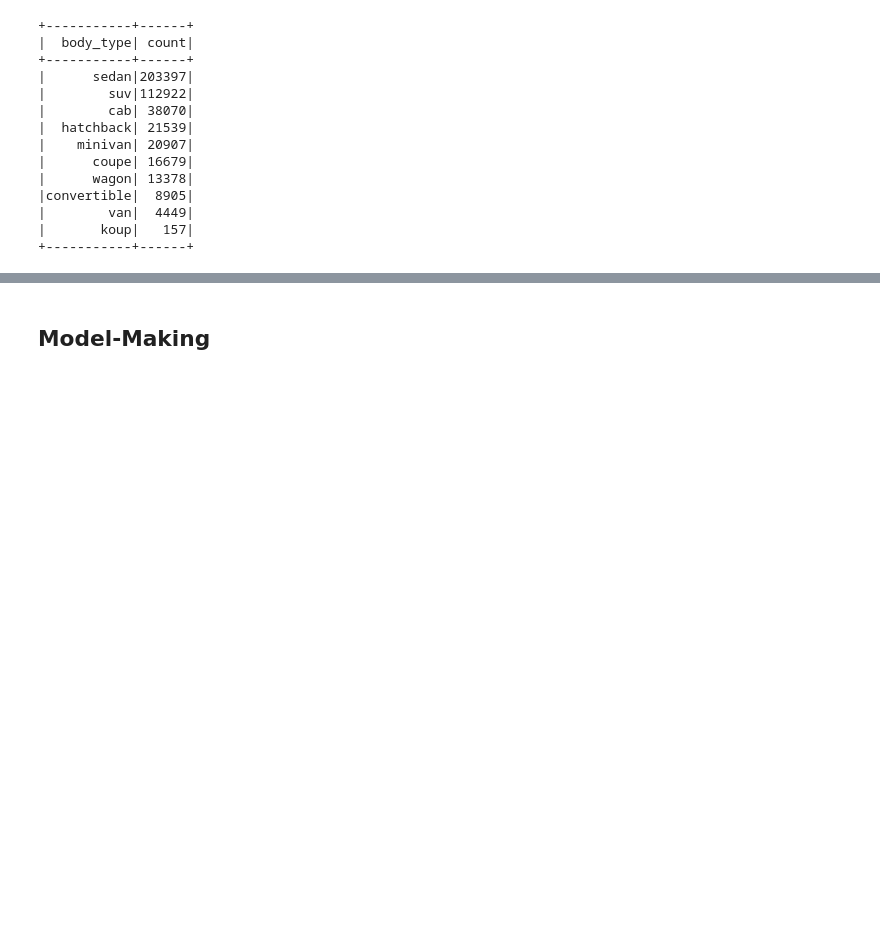
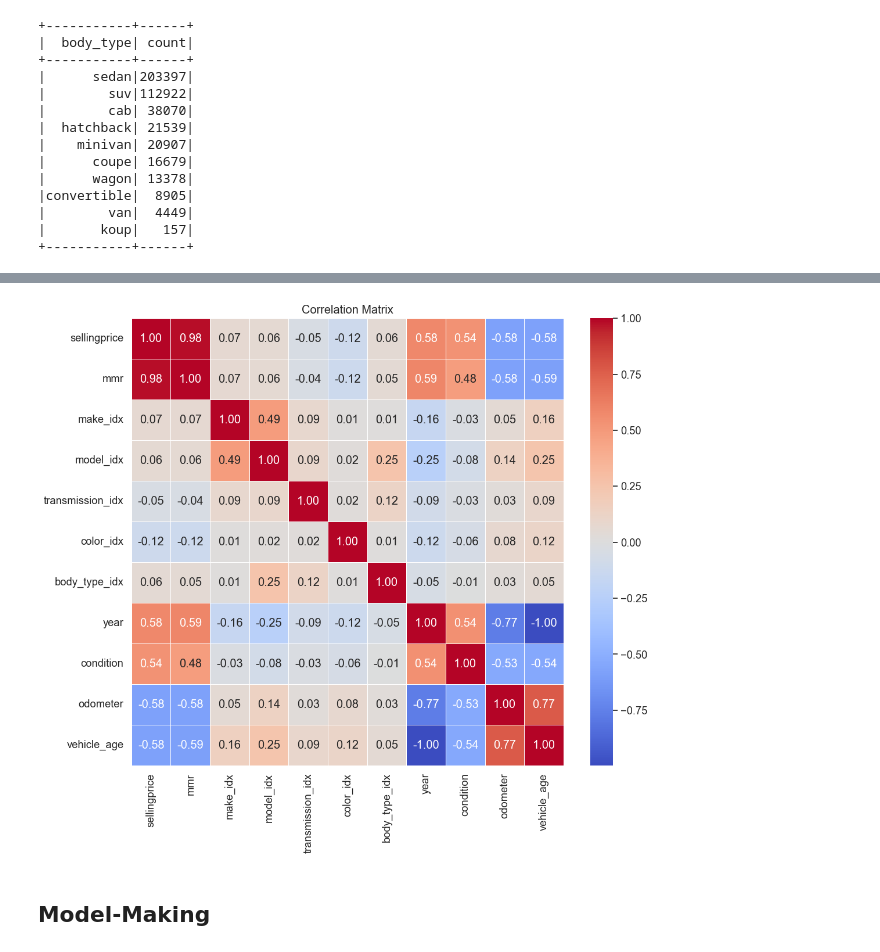
Before and after one commit to novemeliaw/used-car-prediction, a Jupyter notebook: prediction.ipynb, the cells around one changed output, grey strips where cells are left out. Saved outputs shown, nothing was run; the diff lists cells and outputs as text; code cells hidden in the pictures; blank space fills up the shorter version.

```diff
--- a/prediction.ipynb
+++ b/prediction.ipynb
@@ -278,0 +381,8 @@ df.groupBy("body_type").count().sort(desc("count")).show()
+# %%
+df_2 = df.withColumn('saledate_clean', regexp_replace(col('saledate'), ' GMT.*', ''))
+# %%
+# Convert the cleaned date string to a timestamp and then to a date
+df_2 = df_2.withColumn('saledate_clean', from_unixtime(unix_timestamp(col('saledate_clean'), 'EEE MMM dd yyyy HH:mm:ss')))
+
+# Calculate vehicle_age
+df_2 = df_2.withColumn('vehicle_age', year(col('saledate_clean')) - col('year'))
@@ -278,0 +396,2 @@ df.groupBy("body_type").count().sort(desc("count")).show()
+# %%
+df = df_2.filter(col('year') <= year(col('saledate_clean')))
@@ -278,0 +469,5 @@ df.groupBy("body_type").count().sort(desc("count")).show()
+# %%
+indexers_cor = [StringIndexer(inputCol=col, outputCol=col+'_idx').fit(df) for col in ["make", "model", "transmission", "color", "body_type"]]
+pipeline = Pipeline(stages=indexers_cor)
+cor_df = pipeline.fit(df).transform(df)
+cor_df.show()
@@ -279,3 +493,16 @@ df.groupBy("body_type").count().sort(desc("count")).show()
+# %%
+# Select relevant columns for correlation analysis
+cols = [ "sellingprice", "mmr", "make_idx", "model_idx", "transmission_idx", "color_idx", "body_type_idx", "year", "condition", "odometer", "vehicle_age"]
+
+# Generate the correlation matrix
+plt.figure(figsize=(12, 10))
+sns.set(font_scale=1.2)
+corr_matrix = cor_df.select(cols).toPandas().corr()
+heatmap = sns.heatmap(data=corr_matrix, cmap='coolwarm', annot=True, fmt=".2f", linewidths=.5)
+plt.title('Correlation Matrix')
+plt.show()
+# %% [output]
+[figure, added]
 # %% [markdown]
 ## Model-Making
 # %%
```
Also changed, not shown: parts of 54 cells of this notebook.
